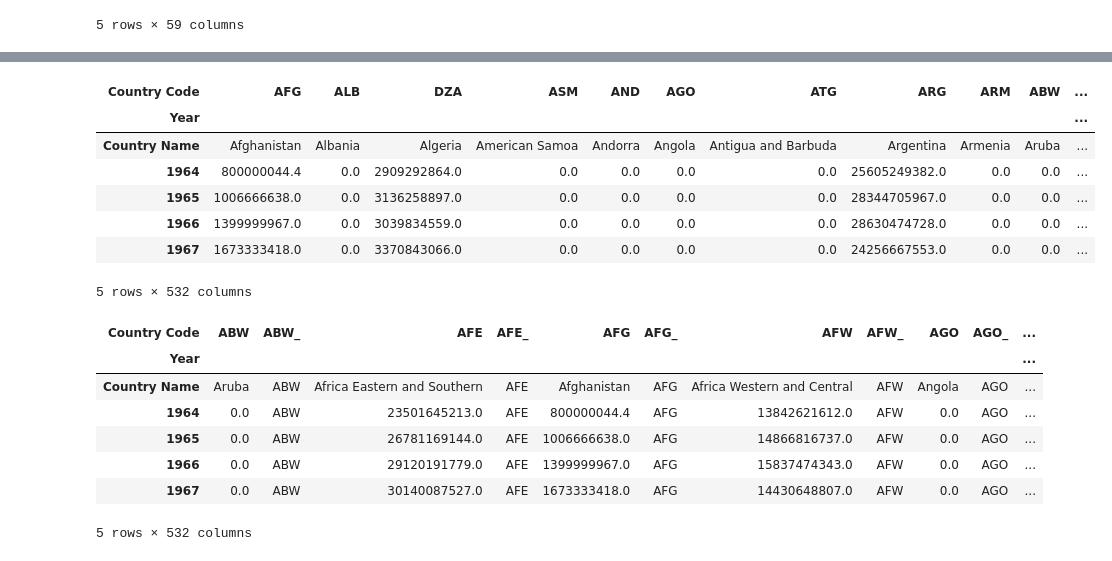
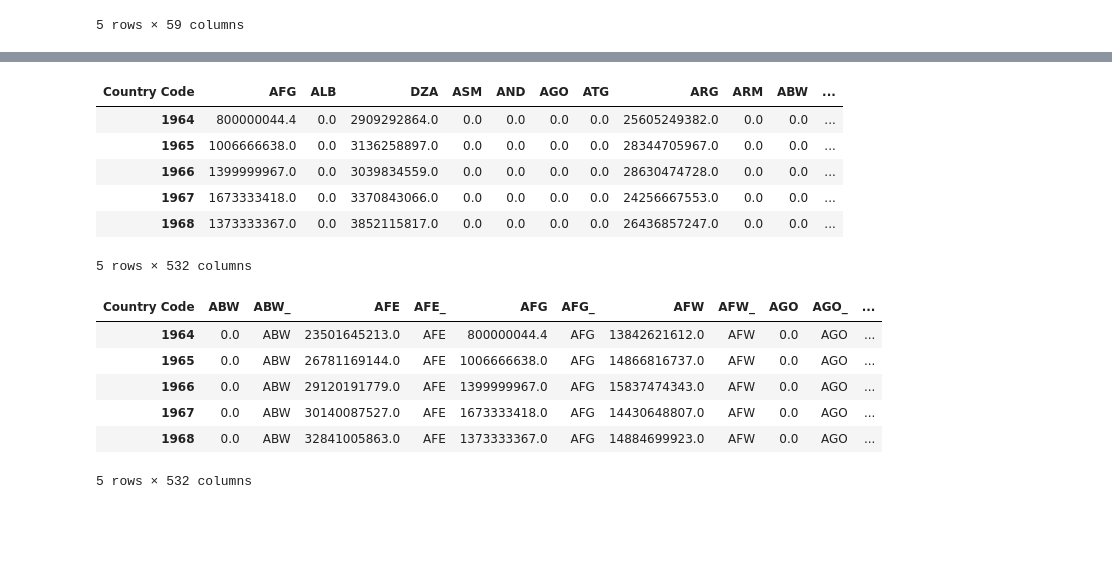
Before and after one commit to johnt1311/Olympics, a Jupyter notebook: Trey_Graham/country_code_cleaning.ipynb, the cells around one changed output, grey strips where cells are left out. Saved outputs shown, nothing was run; the diff lists cells and outputs as text; code cells hidden in the pictures; blank space fills up the shorter version.

```diff
--- a/Trey_Graham/country_code_cleaning.ipynb
+++ b/Trey_Graham/country_code_cleaning.ipynb
@@ -402,0 +356,4 @@ grouped_GDP.head()
+# %%
+# load updated GDP data
+world_bank_gdp_df = pd.read_csv(fr"{folder}\07-30-2021_World_Bank_GDP.csv")
+world_bank_gdp_df.head()
@@ -402,0 +368,4 @@ grouped_GDP.head()
+# %%
+# transpose to get the country codes at the top
+wb_gdp_T = world_bank_gdp_df.set_index(world_bank_gdp_df["Country Code"]).transpose()
+wb_gdp_T.head()
@@ -402,0 +380,3 @@ grouped_GDP.head()
+# %%
+wb_gdp_T.drop(index=["Country Name","Country Code"], inplace=True)
+wb_gdp_T.head()
@@ -403,29 +391,31 @@ grouped_GDP.head()
+# %%
+# make a copy to work on
+GDP_test = wb_gdp_T.copy()
 # %%
-code_columns = df_transposed.columns.to_list()
-for code in code_columns:
-    df_transposed[f"{code}_"] = code
-df_transposed.head()
+country_codes = GDP_test.columns.to_list()
+for code in country_codes:
+    GDP_test[f"{code}_"] = code
+GDP_test.head()
 # %% [output]
 | Country Code | AFG | ALB | DZA | ASM | AND | AGO | ATG | ARG | ARM | ABW | ... |
-| Year |  |  |  |  |  |  |  |  |  |  | ... |
-| Country Name | Afghanistan | Albania | Algeria | American Samoa | Andorra | Angola | Antigua and Barbuda | Argentina | Armenia | Aruba | ... |
 | 1964 | 800000044.4 | 0.0 | 2909292864.0 | 0.0 | 0.0 | 0.0 | 0.0 | 25605249382.0 | 0.0 | 0.0 | ... |
 | 1965 | 1006666638.0 | 0.0 | 3136258897.0 | 0.0 | 0.0 | 0.0 | 0.0 | 28344705967.0 | 0.0 | 0.0 | ... |
 | 1966 | 1399999967.0 | 0.0 | 3039834559.0 | 0.0 | 0.0 | 0.0 | 0.0 | 28630474728.0 | 0.0 | 0.0 | ... |
 | 1967 | 1673333418.0 | 0.0 | 3370843066.0 | 0.0 | 0.0 | 0.0 | 0.0 | 24256667553.0 | 0.0 | 0.0 | ... |
+| 1968 | 1373333367.0 | 0.0 | 3852115817.0 | 0.0 | 0.0 | 0.0 | 0.0 | 26436857247.0 | 0.0 | 0.0 | ... |
 5 rows × 532 columns
 # %%
 # sort the columns
-sorted_df = df_transposed.reindex(sorted(df_transposed.columns), axis=1)
-sorted_df.head()
+GDP_test = GDP_test.reindex(sorted(GDP_test.columns), axis=1)
+# GDP_test.rename(columns={'Country Code': 'Year'})
+GDP_test.head()
 # %% [output]
 | Country Code | ABW | ABW_ | AFE | AFE_ | AFG | AFG_ | AFW | AFW_ | AGO | AGO_ | ... |
-| Year |  |  |  |  |  |  |  |  |  |  | ... |
-| Country Name | Aruba | ABW | Africa Eastern and Southern | AFE | Afghanistan | AFG | Africa Western and Central | AFW | Angola | AGO | ... |
 | 1964 | 0.0 | ABW | 23501645213.0 | AFE | 800000044.4 | AFG | 13842621612.0 | AFW | 0.0 | AGO | ... |
 | 1965 | 0.0 | ABW | 26781169144.0 | AFE | 1006666638.0 | AFG | 14866816737.0 | AFW | 0.0 | AGO | ... |
 | 1966 | 0.0 | ABW | 29120191779.0 | AFE | 1399999967.0 | AFG | 15837474343.0 | AFW | 0.0 | AGO | ... |
 | 1967 | 0.0 | ABW | 30140087527.0 | AFE | 1673333418.0 | AFG | 14430648807.0 | AFW | 0.0 | AGO | ... |
+| 1968 | 0.0 | ABW | 32841005863.0 | AFE | 1373333367.0 | AFG | 14884699923.0 | AFW | 0.0 | AGO | ... |
 5 rows × 532 columns
 # %%
 # slice df to test
```
Also changed, not shown: parts of 22 cells of this notebook, 5 other files.
